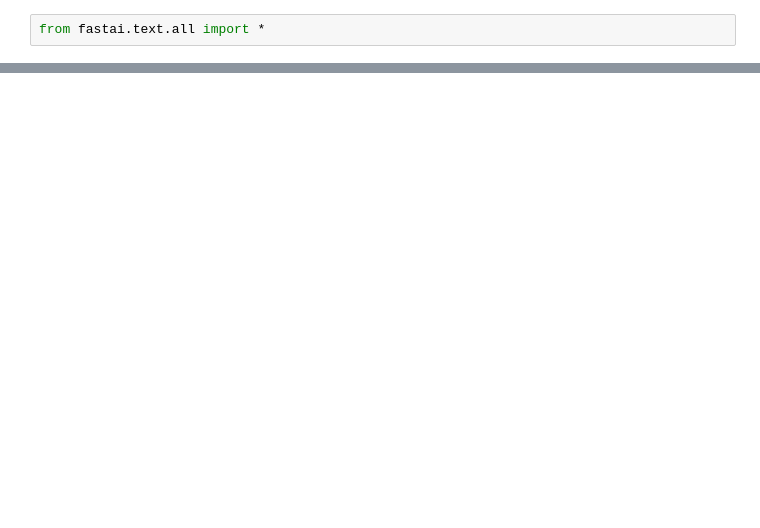
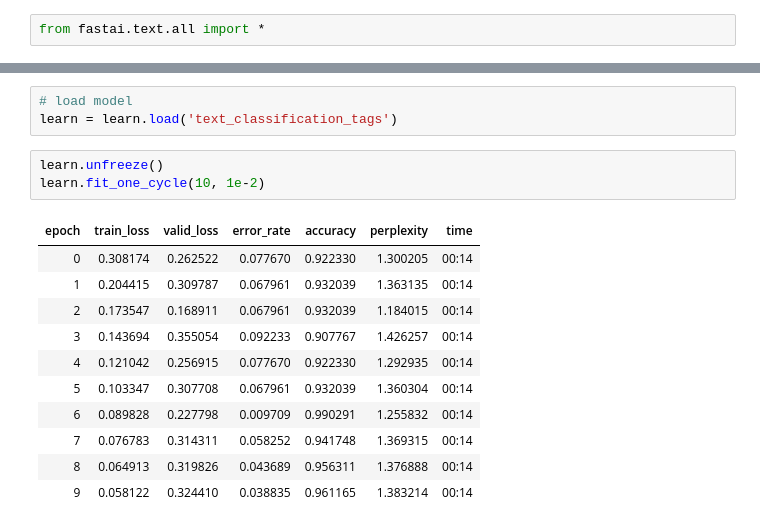
Before and after one commit to patriciamedyna/Classifier_page, a Jupyter notebook: Fastai_with_tags.ipynb, the cells around one changed output, grey strips where cells are left out. Cells and saved outputs as stored; diff of their text form; blank space fills up the shorter version.

```diff
--- a/Fastai_with_tags.ipynb
+++ b/Fastai_with_tags.ipynb
@@ -112,0 +116,18 @@ imdb = DataBlock(blocks=(TextBlock.from_folder(path), CategoryBlock),
+# %%
+# load model
+learn = learn.load('text_classification_tags')
+# %%
+learn.unfreeze()
+learn.fit_one_cycle(10, 1e-2)
+# %% [output]
+| epoch | train_loss | valid_loss | error_rate | accuracy | perplexity | time |
+| 0 | 0.308174 | 0.262522 | 0.077670 | 0.922330 | 1.300205 | 00:14 |
+| 1 | 0.204415 | 0.309787 | 0.067961 | 0.932039 | 1.363135 | 00:14 |
+| 2 | 0.173547 | 0.168911 | 0.067961 | 0.932039 | 1.184015 | 00:14 |
+| 3 | 0.143694 | 0.355054 | 0.092233 | 0.907767 | 1.426257 | 00:14 |
+| 4 | 0.121042 | 0.256915 | 0.077670 | 0.922330 | 1.292935 | 00:14 |
+| 5 | 0.103347 | 0.307708 | 0.067961 | 0.932039 | 1.360304 | 00:14 |
+| 6 | 0.089828 | 0.227798 | 0.009709 | 0.990291 | 1.255832 | 00:14 |
+| 7 | 0.076783 | 0.314311 | 0.058252 | 0.941748 | 1.369315 | 00:14 |
+| 8 | 0.064913 | 0.319826 | 0.043689 | 0.956311 | 1.376888 | 00:14 |
+| 9 | 0.058122 | 0.324410 | 0.038835 | 0.961165 | 1.383214 | 00:14 |
```
Also changed, not shown: parts of 50 cells of this notebook.
